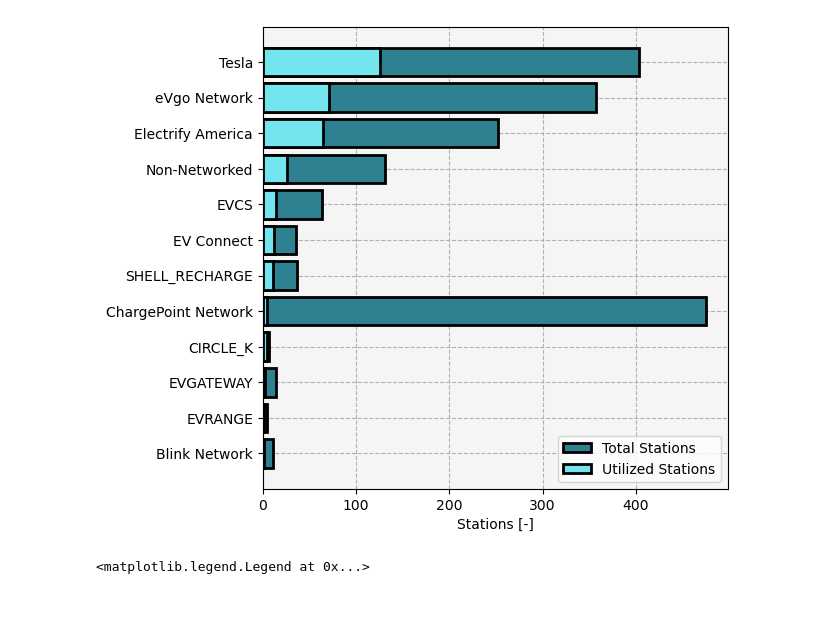
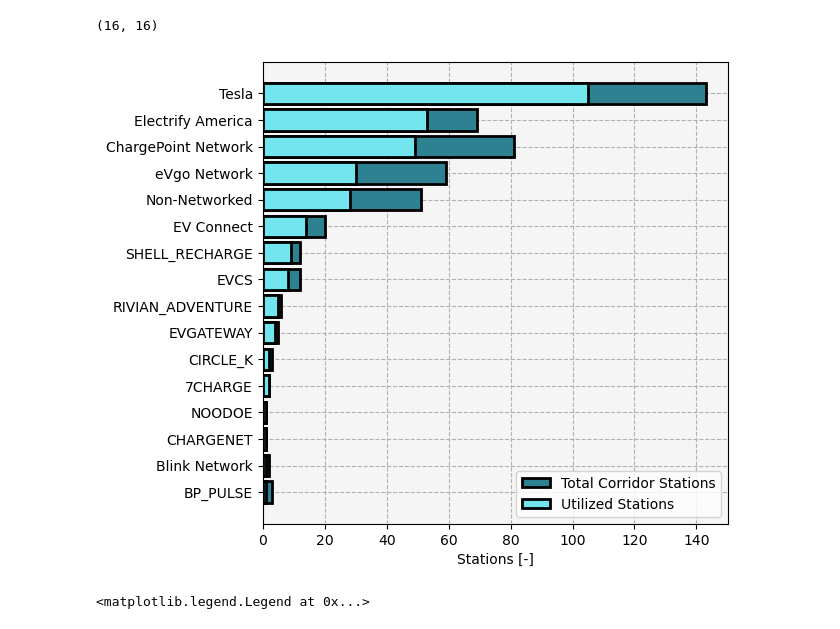
Before and after one commit to airabino/charger_network_analysis, a Jupyter notebook: Random_Experiment_Analysis.ipynb, the cells around one changed output. Saved outputs shown, nothing was run; the diff lists cells and outputs as text; code cells hidden in the pictures.

Commit message:
Aaron 5/27/2024 1: Worked on paper

```diff
--- a/Random_Experiment_Analysis.ipynb
+++ b/Random_Experiment_Analysis.ipynb
@@ -52,6 +52,8 @@ functions = {
     'reliability': lambda x: x[2]['reliability'],
     'graph_index': lambda x: x[0],
     'rta': lambda x: src.routing.road_trip_accessibility(x[4], keys = cities) / 3600,
+    'rta_d': lambda x: src.routing.road_trip_accessibility(
+        x[4], field = 'driving_time', keys = cities) / 3600,
     'rta_adj': lambda x: adjusted_rta(x[4], out[1], keys = cities),
 }
 
@@ -65,7 +67,7 @@ for file in src.progress_bar.ProgressBar(files):
 
     idx = eval(re.findall(r'\d+', file)[0])
 
-    if idx < 2000:
+    if idx < 3000:
 
         continue
 
@@ -73,7 +75,7 @@ for file in src.progress_bar.ProgressBar(files):
 
         out = pkl.load(f)
 
-        paths[idx] = out[5]
+        paths[idx] = {'sng': out[0], 'paths': out[5]}
 
     for key, fun in functions.items():
 
@@ -269,8 +425,15 @@ None
 # %%
 stations_used = {}
 
-for idx, path_collection in paths.items():
-    # print(path_collection)
+graph_index = df['graph_index'].to_numpy()
+
+for idx, values in paths.items():
+
+    # if values['sng'] != 0:
+
+    #     continue
+
+    path_collection = values['paths']
 
     for path_col in path_collection.values():
 
@@ -300,5 +463,5 @@ len(stations_used)
 # %%
-graph = src.graph.graph_from_json('Outputs/graph_empty.json')
+graph = src.graph.graph_from_json('Outputs/sng_combined.json')
 nodes = graph._node
 # %%
 nodes = graph._node
@@ -320,10 +483,12 @@ x = np.array(list(range(len(unc))))
 networks_general = [v['network'] for k, v in nodes.items() if 'station' in k]
 ung, ungc = np.unique(networks_general, return_counts = True)
 indices = [np.argwhere(ung == n) for n in un]
-indices = np.array([idx[0][0] for idx in indices if idx])
-indices
+indices = np.array([idx[0][0] for idx in indices])
+# indices
 
 ung = ung[indices]
 ungc = ungc[indices]
 
+xx = np.array(list(range(len(ungc))))
+
 # x = list(range(len(unc)))
@@ -341,3 +510,7 @@ ung, un
+# %%
+len(x), len(xx)
+# %% [output]
+(16, 16)
 # %%
 fig, ax = plt.subplots(1, 1, figsize = (6, 6))
 
@@ -346,41 +519,43 @@ kw = {
     'ec': 'k',
     'lw': 2,
     'zorder': 3,
-    'label': 'Total Stations'
+    'label': 'Total Corridor Stations'
 }
 
 ax.barh(x, ungc, **kw)
 
 
 kw = {
     'color': '#72e5ef',
     'ec': 'k',
     'lw': 2,
     'zorder': 4,
     'label': 'Utilized Stations'
 }
 
 ax.barh(x, unc, **kw)
 
 kw = {
     'xlabel': 'Stations [-]',
     'yticks': x,
     'yticklabels': un,
     'facecolor': 'whitesmoke',
 }
 
 _ = ax.set(**kw)
 
 kw = {
     'ls': 'dashed',
     'zorder': 3,
 }
 
 _ = ax.grid(**kw)
 
 _ = ax.legend()
+
+fig.savefig('Paper/figs/corridor_station_utilization.png', bbox_inches = 'tight', dpi = 300)
 # %% [output]
-[figure, old version]
+[figure, new version]
 # %%
 from scipy.stats import rv_histogram
 
```
Also changed, not shown: parts of 16 cells of this notebook, 35 other files.
